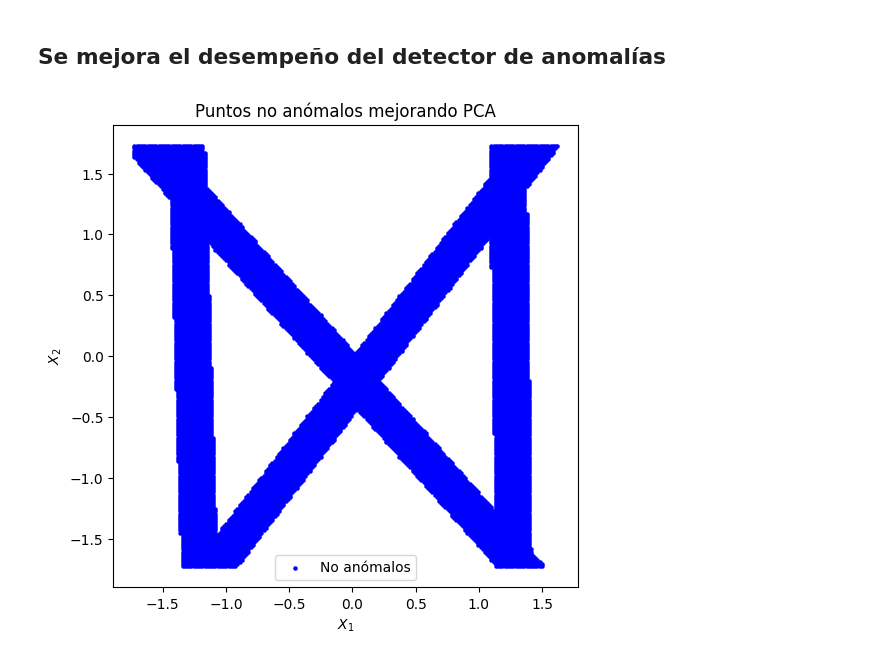
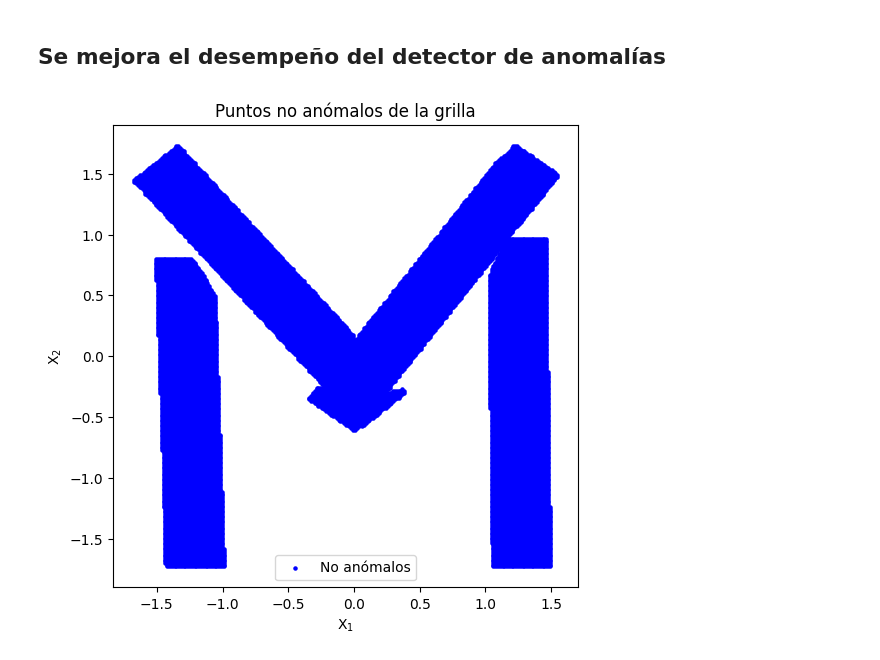
Before and after one commit to Jsar9/Signal-Processing-Workshop, a Jupyter notebook: TPs/TP7/TP7_SARMIENTO_104241.ipynb, the cells around one changed output. Saved outputs shown, nothing was run; the diff lists cells and outputs as text; code cells hidden in the pictures.

```diff
--- a/TPs/TP7/TP7_SARMIENTO_104241.ipynb
+++ b/TPs/TP7/TP7_SARMIENTO_104241.ipynb
@@ -591,41 +596,63 @@ plt.show()
 # %% [markdown]
 ## Se mejora el desempeño del detector de anomalías
 # %%
+#Se crea la grilla [0,1] x [0,1]
+n =250
+x1 = np.linspace(0, 1, n)
+x2 = np.linspace(0, 1, n)
+
+#Se normalizan los datos
+x1 = (x1-np.mean(x1)) / np.std(x1)
+x2 = (x2-np.mean(x2)) / np.std(x2)
+
+#Se construye la grilla 2D
+X1, X2 = np.meshgrid(x1, x2)
+
+#Se aplanan los datos y se concatenan las columnas
+grid_points = np.c_[X1.ravel(), X2.ravel()]
+
 errors = []
+valid_points = [] #Para almacenar los puntos que se encuentran en el rango
 
-for k, pca_k in enumerate(pcas):
+for point in grid_points:
 
-    x1 = np.linspace(mins[k], maxs[k], 200).reshape(-1, 1)
-    x2 = np.linspace(mins[k], maxs[k], 200).reshape(-1, 1)
+    #Se asigna el cluster al punto
+    cluster = em_model.predict(point.reshape(1, -1))[0]
 
-    #Normalización de los datos
-    x1 = (x1-np.mean(x1)) / np.std(x1)
-    x2 = (x2-np.mean(x2)) / np.std(x2)
+    #Se selecciona el pca correspondiente al cluster
+    pca = pcas[cluster]
 
-    X1, X2 = np.meshgrid(x1, x2)
-    grid_points = np.c_[X1.ravel(), X2.ravel()]
+    #Se realiza la transformacion
+    U = pca.transform(point.reshape(1, -1))
 
-    Z = pca_k.transform(grid_points)
-    X_r= pca_k.inverse_transform(Z)
+    #Si el punto transformado se encuentra entre el máx y el mín obtenido previamente para este cluster
+    if np.all(U > mins[cluster]) and np.all(U < maxs[cluster]):
 
-    errors.append(np.mean((grid_points - X_r)**2, axis=1))
+        #Se realiza la reconstruccion
+        X_r = pca.inverse_transform(U)
+
+        #Se guarda el error cuadratico
+        errors.append(np.sum((point - X_r) ** 2))
+
+        #Se guarda el dato en la lista
+        valid_points.append(point)
+
 
 errors = np.array(errors)
+valid_points = np.array(valid_points)
 
-#Se toma el error mínimo de los PCA para cada punto de la grilla
-errors = np.min(errors, axis=0)
+threshold = 0.05
+#Se toman como no anómalos, los datos donde los puntos válidos, se encuentran debajo del umbral
+not_anomalies = valid_points[errors <= threshold]
 
-
-threshold = 0.01
-not_anomalies = grid_points[errors < threshold]
 
 plt.figure(figsize=(6,6))
 plt.scatter(not_anomalies[:,0], not_anomalies[:,1],
             s=5, c='blue', label='No anómalos')
-plt.xlabel(r'$X_1$')
-plt.ylabel(r'$X_2$')
-plt.title('Puntos no anómalos mejorando PCA')
+plt.xlabel(r'$\text{X}_1$')
+plt.ylabel(r'$\text{X}_2$')
+plt.title('Puntos no anómalos de la grilla')
 plt.legend()
 plt.show()
 # %% [output]
-[figure, old version]
+[figure, new version]
```
Also changed, not shown: parts of 2 cells of this notebook.
